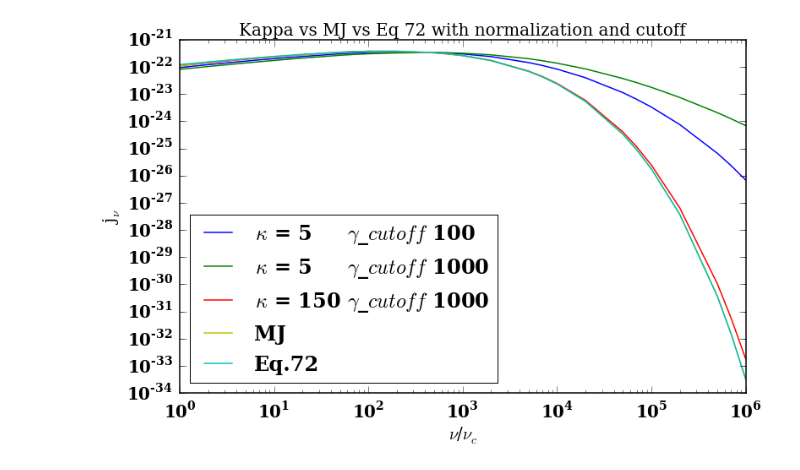
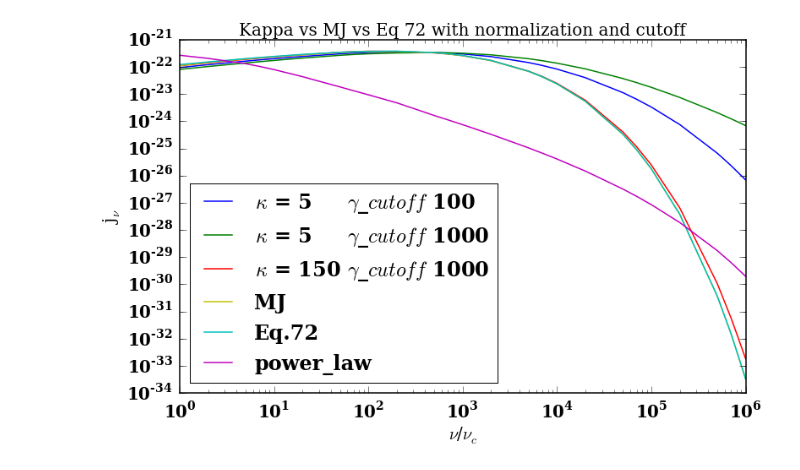
Before and after one commit to ZhaoweiZ/kappa_summer, a Jupyter notebook: kappa_with_cutoff_with_norm.ipynb, the cells around one changed output. Drawn from its saved outputs; the diff is of its cells as text; code cells hidden in the pictures.

```diff
--- a/kappa_with_cutoff_with_norm.ipynb
+++ b/kappa_with_cutoff_with_norm.ipynb
@@ -201,0 +202,37 @@ pl.plot(x_value, y_value)
+# %%
+data1 = np.loadtxt('/Users/zhaoweizhang/Documents/summer_new/my_data_1/kappa_150_with_cutoff1000_with_norm.txt')
+data2 = np.loadtxt('/Users/zhaoweizhang/Documents/summer_new/my_data_1/thermal_data_varing_nu.txt')
+data3 = np.loadtxt('/Users/zhaoweizhang/Documents/summer_new/my_data_1/kappa_5_with_cutoff1000_with_norm.txt')
+data4 = np.loadtxt('/Users/zhaoweizhang/Documents/summer_new/my_data_1/kappa_5_with_cutoff100_with_norm.txt')
+data5 = np.loadtxt('/Users/zhaoweizhang/Documents/summer_new/my_data_1/kappa_150_with_cutoff100_with_norm.txt')
+
+
+
+def jnu_72(x):
+    jnu_72_prefactor = n_e * np.sqrt(2) * np.pi * e**2 * nu_s / (3. * special.kn(2., 1./theta_e) * c)
+    jnu_72_body = (np.sqrt(x/nu_s) + 2.**(11./12.) * (x/nu_s)**(1./6.))**2
+    jnu_72_exp = np.exp(- (x/nu_s)**(1./3.))
+    jnu_approximation_72 = jnu_72_prefactor * jnu_72_body * jnu_72_exp
+
+    return jnu_approximation_72
+
+#x = np.arange(1*nu_c, 1000000*nu_c, 10000)
+
+jnu_72_outputs = jnu_72(nu_c * data1[:,0])
+
+#print jnu_72_outputs
+
+pl.xlabel("$\\nu$/$\\nu_c$")
+pl.ylabel("j$_\\nu$")
+
+
+pl.loglog(data4[:, 0], data4[:, 1], label = '$\\kappa$ = 5     $\\gamma$_$cutoff$ 100')
+pl.loglog(data3[:, 0], data3[:, 1], label = '$\\kappa$ = 5     $\\gamma$_$cutoff$ 1000')
+pl.loglog(data1[:, 0], data1[:, 1], label = '$\\kappa$ = 150 $\\gamma$_$cutoff$ 1000')
+pl.loglog(data5[:, 0], data5[:, 1], label = '$\\kappa$ = 150     $\\gamma$_$cutoff$ 1000')
+pl.loglog(data2[:, 0], data2[:, 1], label = 'MJ', color = 'y')
+pl.loglog(data1[:,0], jnu_72_outputs, label = 'Eq.72')
+pl.title("Kappa vs MJ vs Eq 72 with normalization and cutoff")
+
+pl.legend(loc='lower left')
+pl.show()
@@ -204,32 +243,38 @@ data1 = np.loadtxt('/Users/zhaoweizhang/Documents/summer_new/my_data_1/kappa_150
 data2 = np.loadtxt('/Users/zhaoweizhang/Documents/summer_new/my_data_1/thermal_data_varing_nu.txt')
 data3 = np.loadtxt('/Users/zhaoweizhang/Documents/summer_new/my_data_1/kappa_5_with_cutoff1000_with_norm.txt')
 data4 = np.loadtxt('/Users/zhaoweizhang/Documents/summer_new/my_data_1/kappa_5_with_cutoff100_with_norm.txt')
+data_power_law = np.loadtxt('/Users/zhaoweizhang/Documents/summer_new/my_data_1/power_law_w_cutoff100_norm_B30.txt')
+
+
 
 def jnu_72(x):
     jnu_72_prefactor = n_e * np.sqrt(2) * np.pi * e**2 * nu_s / (3. * special.kn(2., 1./theta_e) * c)
     jnu_72_body = (np.sqrt(x/nu_s) + 2.**(11./12.) * (x/nu_s)**(1./6.))**2
     jnu_72_exp = np.exp(- (x/nu_s)**(1./3.))
     jnu_approximation_72 = jnu_72_prefactor * jnu_72_body * jnu_72_exp
 
     return jnu_approximation_72
 
 #x = np.arange(1*nu_c, 1000000*nu_c, 10000)
 
 jnu_72_outputs = jnu_72(nu_c * data1[:,0])
 
 #print jnu_72_outputs
 
 pl.xlabel("$\\nu$/$\\nu_c$")
 pl.ylabel("j$_\\nu$")
 
 pl.loglog(data4[:, 0], data4[:, 1], label = '$\\kappa$ = 5     $\\gamma$_$cutoff$ 100')
 pl.loglog(data3[:, 0], data3[:, 1], label = '$\\kappa$ = 5     $\\gamma$_$cutoff$ 1000')
 pl.loglog(data1[:, 0], data1[:, 1], label = '$\\kappa$ = 150 $\\gamma$_$cutoff$ 1000')
 pl.loglog(data2[:, 0], data2[:, 1], label = 'MJ', color = 'y')
 pl.loglog(data1[:,0], jnu_72_outputs, label = 'Eq.72')
+pl.loglog(data_power_law[:,0], data_power_law[:,1], label = 'power_law')
+
+
 pl.title("Kappa vs MJ vs Eq 72 with normalization and cutoff")
 
 pl.legend(loc='lower left')
 pl.show()
 # %% [output]
-[figure, old version]
+[figure, new version]
```
Also changed, not shown: parts of 6 cells of this notebook, 2 other files.
